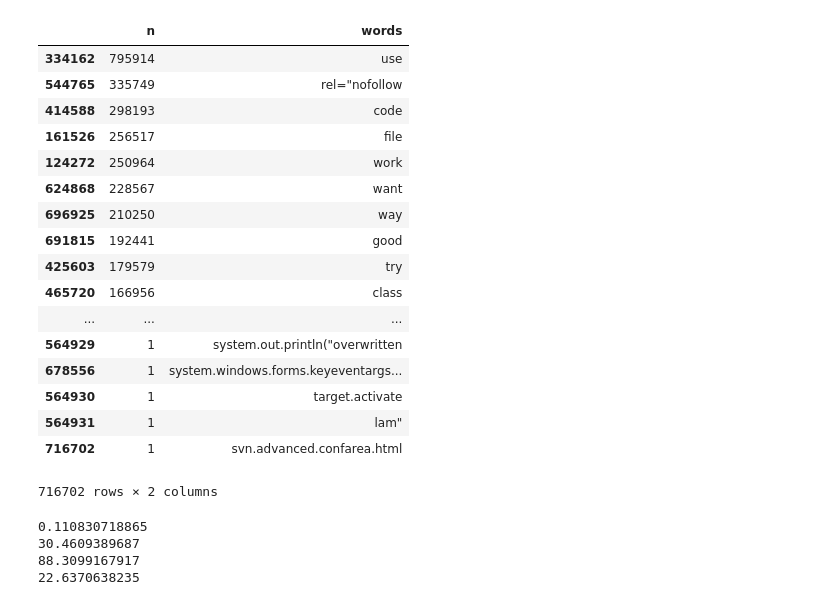
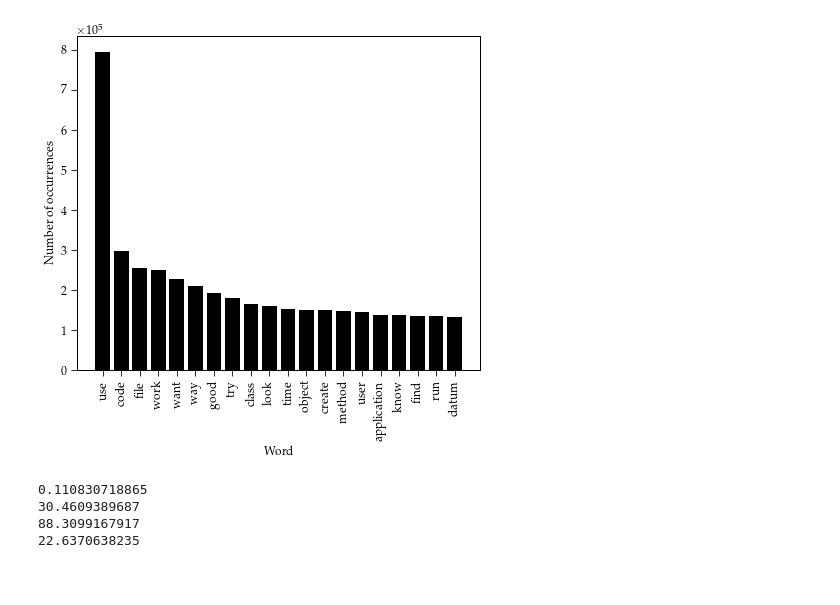
Before and after one commit to AkagiShigeru/incubator-overflow, a Jupyter notebook: stackoverflow-nlp.ipynb, the cells around one changed output. Cells and saved outputs as stored; diff of their text form; code cells hidden in the pictures; blank space fills up the shorter version.

Commit message:
various adjustments to building word features function and some initial nlp analysis in notebook.

```diff
--- a/stackoverflow-nlp.ipynb
+++ b/stackoverflow-nlp.ipynb
@@ -36,25 +37,19 @@ wordlists = store_words.select("words")
 # %%
 words = words.sort_values(by="n", ascending=False)
-words
+words["order"] = np.arange(1, words.shape[0] + 1)
+# words = words.drop(544765)
+# words = words.drop(430514)
+# words
-# %% [output]
-|  | n | words |
-| 334162 | 795914 | use |
-| 544765 | 335749 | rel="nofollow |
-| 414588 | 298193 | code |
-| 161526 | 256517 | file |
-| 124272 | 250964 | work |
-| 624868 | 228567 | want |
-| 696925 | 210250 | way |
-| 691815 | 192441 | good |
-| 425603 | 179579 | try |
-| 465720 | 166956 | class |
-| ... | ... | ... |
-| 564929 | 1 | system.out.println("overwritten |
-| 678556 | 1 | system.windows.forms.keyeventargs... |
-| 564930 | 1 | target.activate |
-| 564931 | 1 | lam" |
-| 716702 | 1 | svn.advanced.confarea.html |
-716702 rows × 2 columns
+# %%
+first = words.iloc[:20]
+plt.figure(figsize=(8,6))
+plt.xlabel(r"Word")
+plt.ylabel(r"Number of occurrences")
+plt.bar(first.order.values, first.n.values, align="center", color="k")
+plt.xticks(first.order.values, first.words.values, rotation=90)
+plt.savefig("./plots/mostcommonwords.pdf")
+# %% [output]
+[figure, added]
 # %%
 print np.sum(qs08.AnswerCount == 0) * 100. / len(qs08)
 print np.sum(qs17.AnswerCount == 0) * 100. / len(qs17)
```
Also changed, not shown: parts of 18 cells of this notebook, 2 other files.
